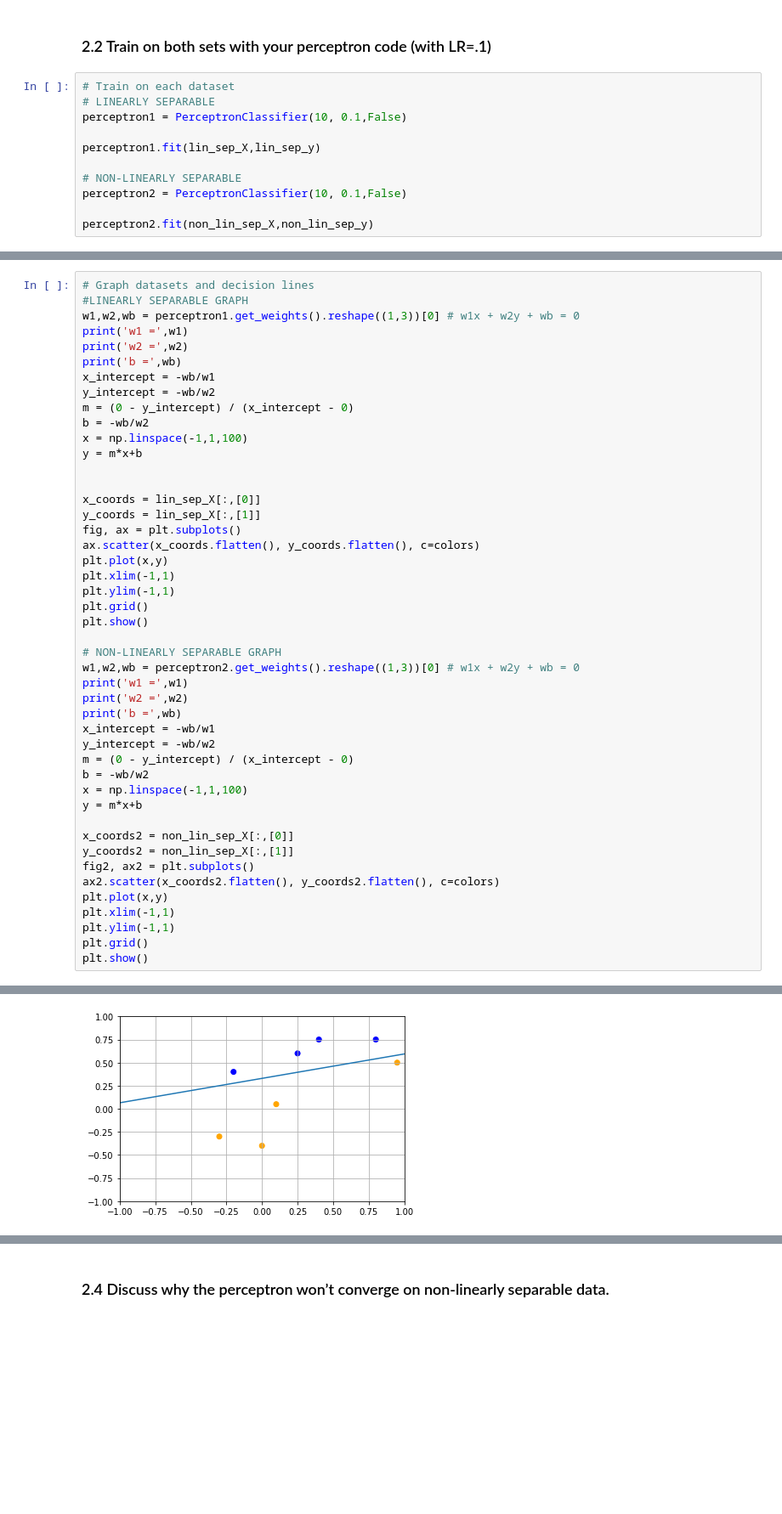
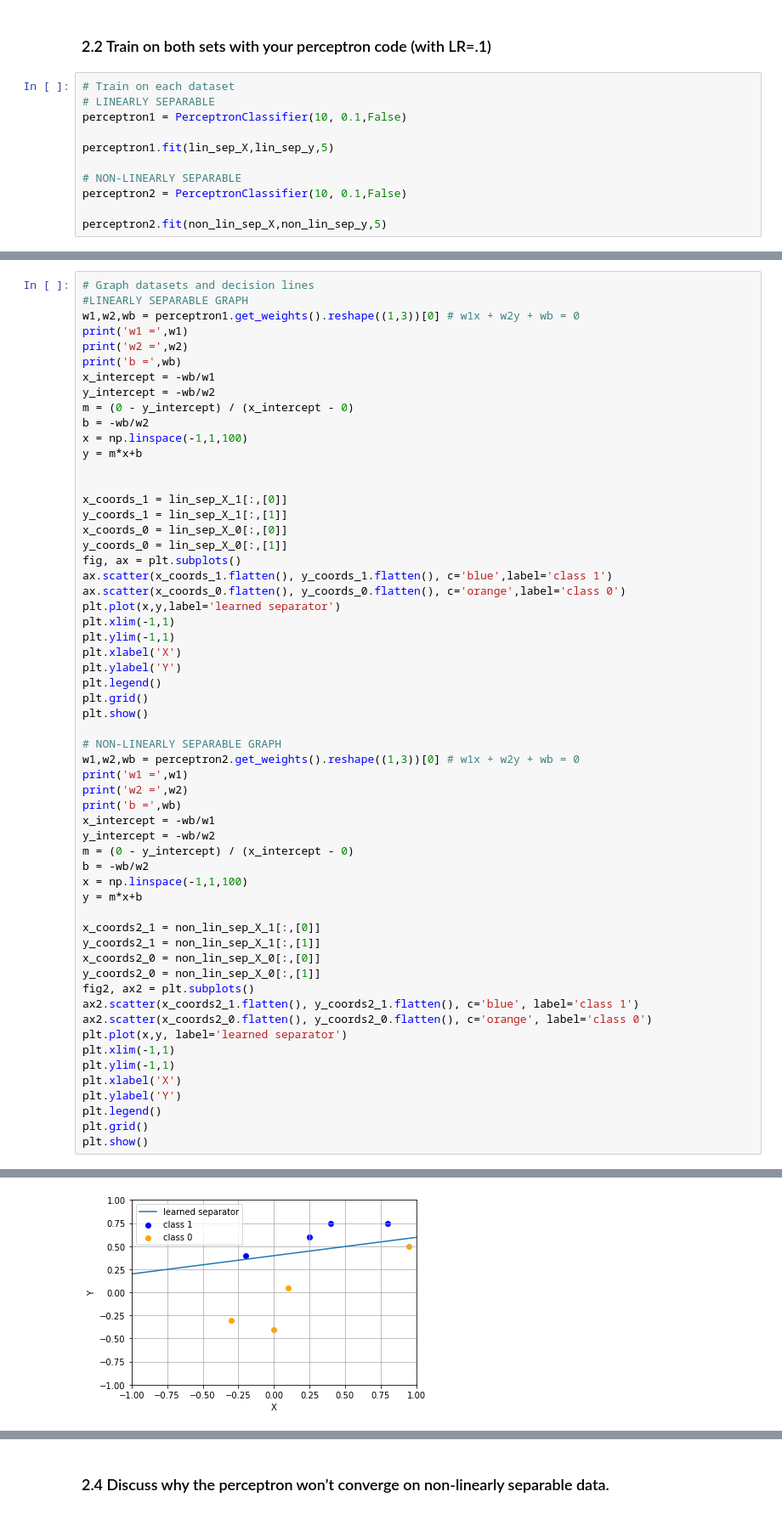
Before and after one commit to tjtyler/MachLearn_Perceptron, a Jupyter notebook: cs472_lab_1_perceptron.ipynb, the cells around one changed output, grey strips where cells are left out. Shown at 85% size. Saved outputs shown, nothing was run; the diff lists cells and outputs as text; blank space fills up the shorter version.

Commit message:
added axis titles and legend to graphs

```diff
--- a/cs472_lab_1_perceptron.ipynb
+++ b/cs472_lab_1_perceptron.ipynb
@@ -289,10 +321,10 @@ plt.show()
 # LINEARLY SEPARABLE
 perceptron1 = PerceptronClassifier(10, 0.1,False)
 
-perceptron1.fit(lin_sep_X,lin_sep_y)
+perceptron1.fit(lin_sep_X,lin_sep_y,5)
 
 # NON-LINEARLY SEPARABLE
 perceptron2 = PerceptronClassifier(10, 0.1,False)
 
-perceptron2.fit(non_lin_sep_X,non_lin_sep_y)
+perceptron2.fit(non_lin_sep_X,non_lin_sep_y,5)
 # %% [output]
@@ -337,13 +371,19 @@ x = np.linspace(-1,1,100)
 y = m*x+b
 
 
-x_coords = lin_sep_X[:,[0]]
-y_coords = lin_sep_X[:,[1]]
+x_coords_1 = lin_sep_X_1[:,[0]]
+y_coords_1 = lin_sep_X_1[:,[1]]
+x_coords_0 = lin_sep_X_0[:,[0]]
+y_coords_0 = lin_sep_X_0[:,[1]]
 fig, ax = plt.subplots()
-ax.scatter(x_coords.flatten(), y_coords.flatten(), c=colors)
-plt.plot(x,y)
+ax.scatter(x_coords_1.flatten(), y_coords_1.flatten(), c='blue',label='class 1')
+ax.scatter(x_coords_0.flatten(), y_coords_0.flatten(), c='orange',label='class 0')
+plt.plot(x,y,label='learned separator')
 plt.xlim(-1,1)
 plt.ylim(-1,1)
+plt.xlabel('X')
+plt.ylabel('Y')
+plt.legend()
 plt.grid()
 plt.show()
 
@@ -359,13 +399,19 @@ b = -wb/w2
 x = np.linspace(-1,1,100)
 y = m*x+b
 
-x_coords2 = non_lin_sep_X[:,[0]]
-y_coords2 = non_lin_sep_X[:,[1]]
+x_coords2_1 = non_lin_sep_X_1[:,[0]]
+y_coords2_1 = non_lin_sep_X_1[:,[1]]
+x_coords2_0 = non_lin_sep_X_0[:,[0]]
+y_coords2_0 = non_lin_sep_X_0[:,[1]]
 fig2, ax2 = plt.subplots()
-ax2.scatter(x_coords2.flatten(), y_coords2.flatten(), c=colors)
-plt.plot(x,y)
+ax2.scatter(x_coords2_1.flatten(), y_coords2_1.flatten(), c='blue', label='class 1')
+ax2.scatter(x_coords2_0.flatten(), y_coords2_0.flatten(), c='orange', label='class 0')
+plt.plot(x,y, label='learned separator')
 plt.xlim(-1,1)
 plt.ylim(-1,1)
+plt.xlabel('X')
+plt.ylabel('Y')
+plt.legend()
 plt.grid()
 plt.show()
 # %% [output]
@@ -375 +421 @@ b = -0.1391163918164144
-[figure, old version]
+[figure, new version]
```
Also changed, not shown: parts of 10 cells of this notebook.
